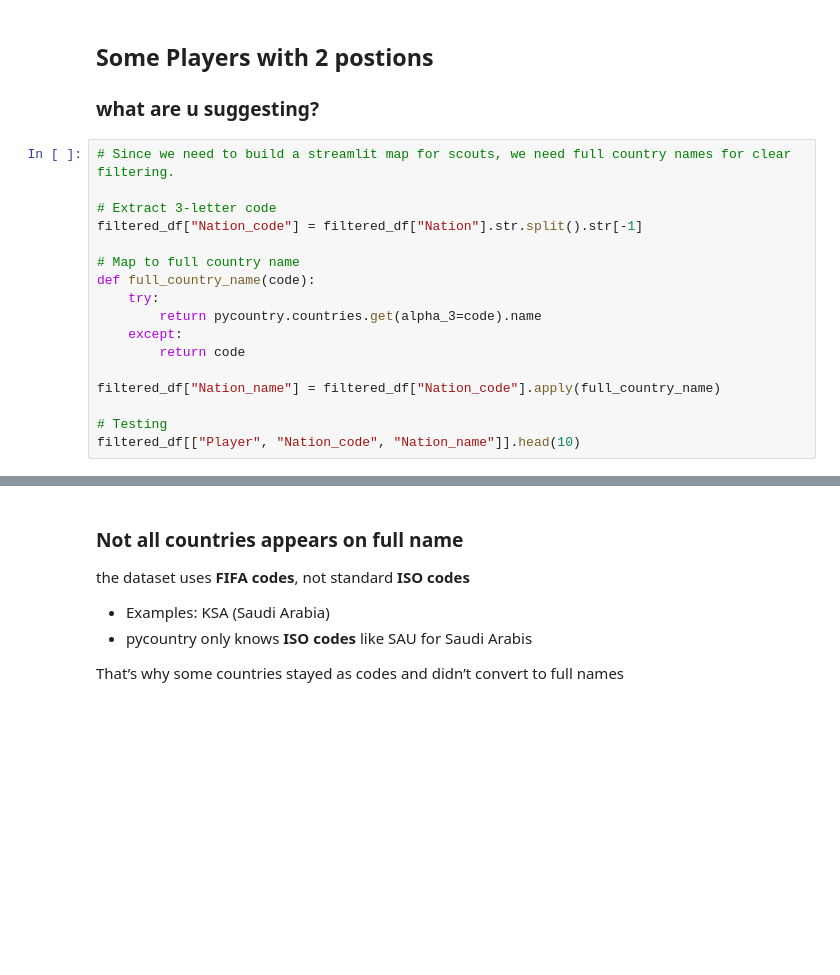
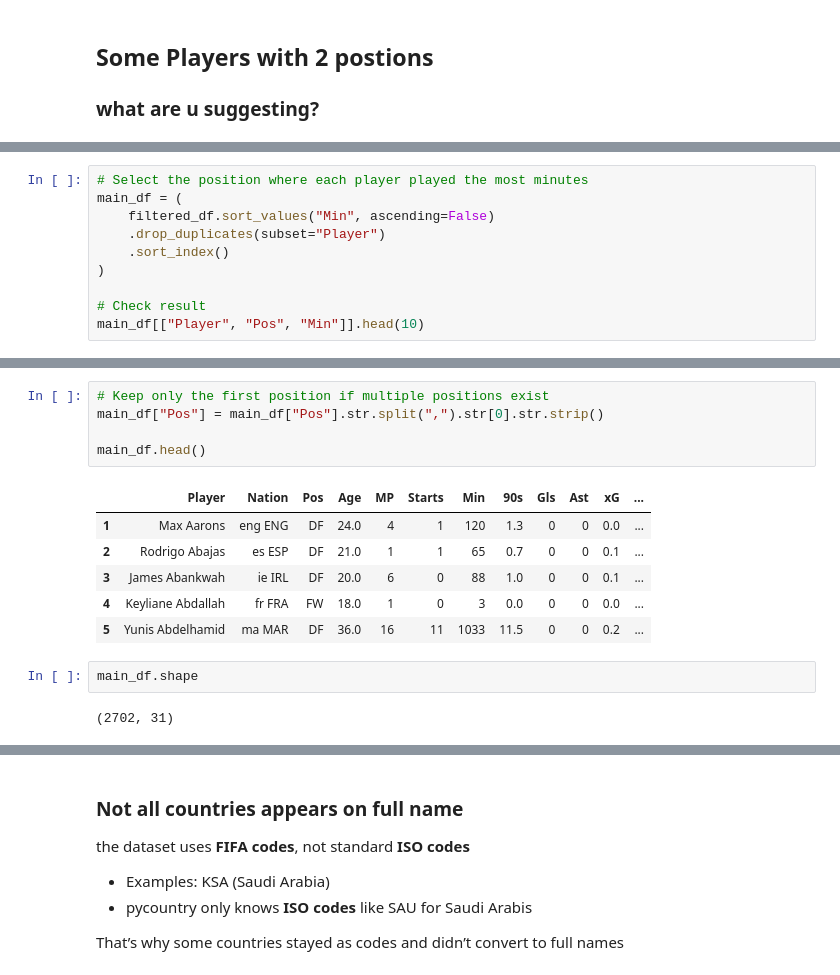
Before and after one commit to rahafw/future_stars, a Jupyter notebook: notebooks/razan_future_stars_EDA.ipynb, the cells around one changed output, grey strips where cells are left out. Drawn from its saved outputs; the diff is of its cells as text; blank space fills up the shorter version.

```diff
--- a/notebooks/razan_future_stars_EDA.ipynb
+++ b/notebooks/razan_future_stars_EDA.ipynb
@@ -243,20 +247,3 @@ Name: count, dtype: int64
 ## Some Players with 2 postions
 
 ### what are u suggesting?
-# %%
-# Since we need to build a streamlit map for scouts, we need full country names for clear filtering.
-
-# Extract 3-letter code
-filtered_df["Nation_code"] = filtered_df["Nation"].str.split().str[-1]
-
-# Map to full country name
-def full_country_name(code):
-    try:
-        return pycountry.countries.get(alpha_3=code).name
-    except:
-        return code
-
-filtered_df["Nation_name"] = filtered_df["Nation_code"].apply(full_country_name)
-
-# Testing
-filtered_df[["Player", "Nation_code", "Nation_name"]].head(10)
@@ -274,0 +259,10 @@ filtered_df[["Player", "Nation_code", "Nation_name"]].head(10)
+# %%
+# Select the position where each player played the most minutes
+main_df = (
+    filtered_df.sort_values("Min", ascending=False)
+    .drop_duplicates(subset="Player")
+    .sort_index()
+)
+
+# Check result
+main_df[["Player", "Pos", "Min"]].head(10)
@@ -274,0 +281,16 @@ filtered_df[["Player", "Nation_code", "Nation_name"]].head(10)
+# %%
+# Keep only the first position if multiple positions exist
+main_df["Pos"] = main_df["Pos"].str.split(",").str[0].str.strip()
+
+main_df.head()
+# %% [output]
+|  | Player | Nation | Pos | Age | MP | Starts | Min | 90s | Gls | Ast | xG | ... |
+| 1 | Max Aarons | eng ENG | DF | 24.0 | 4 | 1 | 120 | 1.3 | 0 | 0 | 0.0 | ... |
+| 2 | Rodrigo Abajas | es ESP | DF | 21.0 | 1 | 1 | 65 | 0.7 | 0 | 0 | 0.1 | ... |
+| 3 | James Abankwah | ie IRL | DF | 20.0 | 6 | 0 | 88 | 1.0 | 0 | 0 | 0.1 | ... |
+| 4 | Keyliane Abdallah | fr FRA | FW | 18.0 | 1 | 0 | 3 | 0.0 | 0 | 0 | 0.0 | ... |
+| 5 | Yunis Abdelhamid | ma MAR | DF | 36.0 | 16 | 11 | 1033 | 11.5 | 0 | 0 | 0.2 | ... |
+# %%
+main_df.shape
+# %% [output]
+(2702, 31)
```
Also changed, not shown: parts of 24 cells of this notebook, 2 other files.
